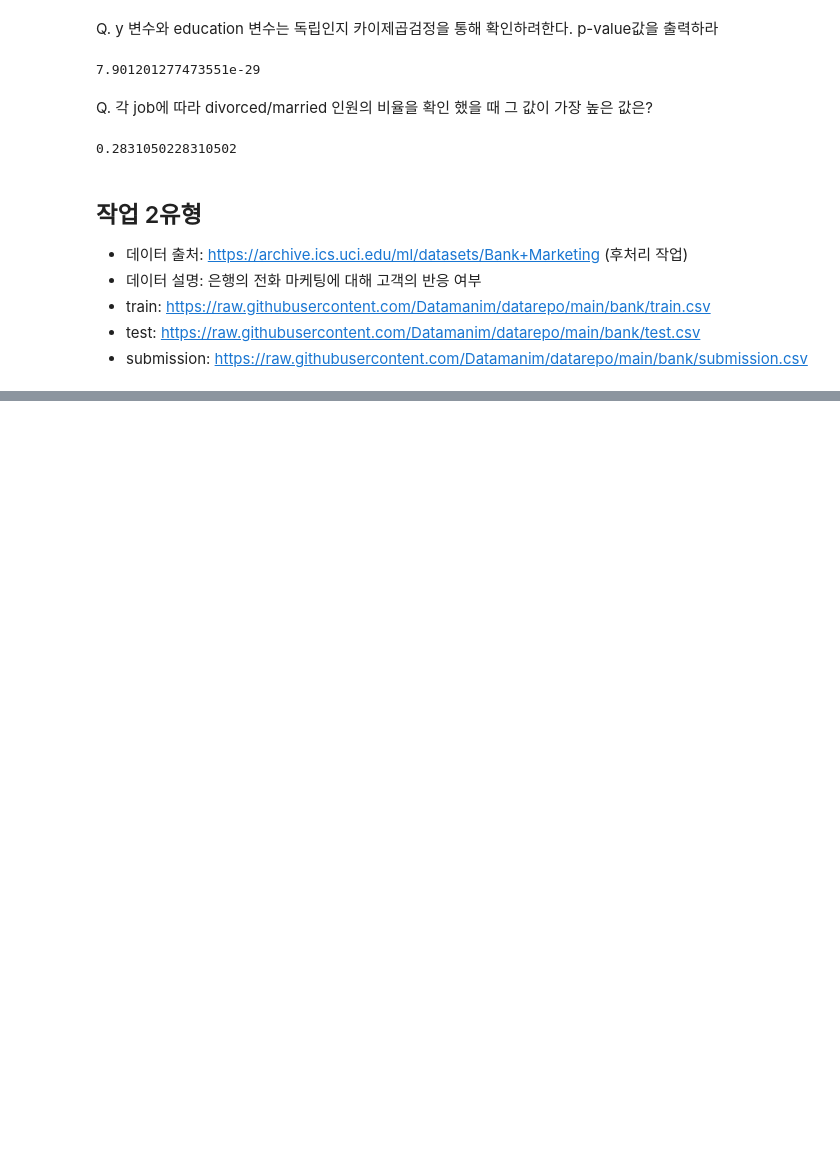
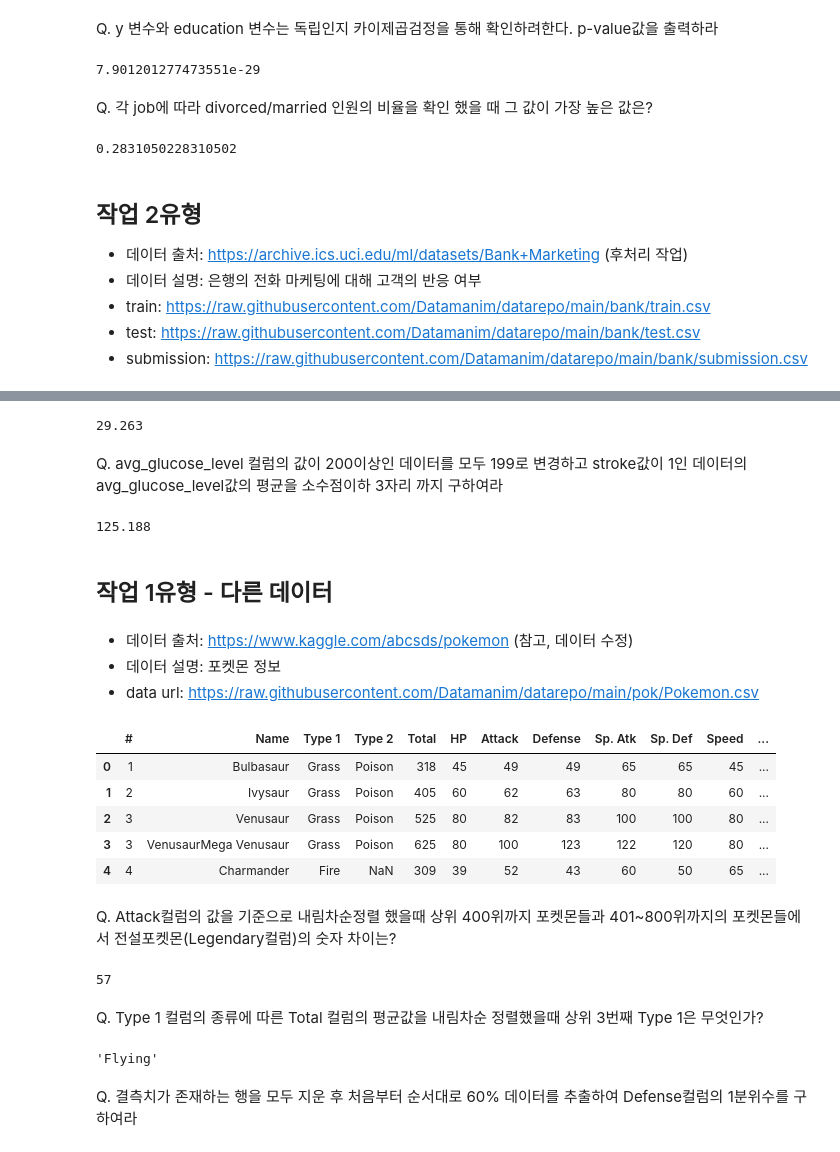
Before and after one commit to HyunJW/Pandas_practice, a Jupyter notebook: 빅분기실기연습/모의고사.ipynb, the cells around one changed output, grey strips where cells are left out. Cells and saved outputs as stored; diff of their text form; code cells hidden in the pictures; blank space fills up the shorter version.

```diff
--- a/빅분기실기연습/모의고사.ipynb
+++ b/빅분기실기연습/모의고사.ipynb
@@ -123,0 +188,50 @@ display(submission.head())
+# %%
+target = df[['age', 'bmi']].copy()
+target['age'] = target['age'] // 10 * 10
+mean = target.groupby('age')['bmi'].mean()
+dic = {x: y for x, y in mean.items()}
+
+target.loc[target['bmi'].isnull(), 'bmi'] = target[target['bmi'].isnull()]['age'].map(lambda x: dic[x])
+round(target['bmi'].mean(), 3)
+# %% [output]
+29.263
+# %% [markdown]
+Q. avg_glucose_level 컬럼의 값이 200이상인 데이터를 모두 199로 변경하고 stroke값이 1인 데이터의 avg_glucose_level값의 평균을 소수점이하 3자리 까지 구하여라
+# %%
+df.loc[df['avg_glucose_level'] >= 200, 'avg_glucose_level'] = 199
+round(df[df['stroke'] == 1]['avg_glucose_level'].mean(), 3)
+# %% [output]
+125.188
+# %% [markdown]
+## 작업 1유형 - 다른 데이터
+# %% [markdown]
+- 데이터 출처: https://www.kaggle.com/abcsds/pokemon (참고, 데이터 수정)
+- 데이터 설명: 포켓몬 정보
+- data url: https://raw.githubusercontent.com/Datamanim/datarepo/main/pok/Pokemon.csv
+# %%
+import pandas as pd
+df = pd.read_csv('https://raw.githubusercontent.com/Datamanim/datarepo/main/pok/Pokemon.csv')
+df.head()
+# %% [output]
+|  | # | Name | Type 1 | Type 2 | Total | HP | Attack | Defense | Sp. Atk | Sp. Def | Speed | ... |
+| 0 | 1 | Bulbasaur | Grass | Poison | 318 | 45 | 49 | 49 | 65 | 65 | 45 | ... |
+| 1 | 2 | Ivysaur | Grass | Poison | 405 | 60 | 62 | 63 | 80 | 80 | 60 | ... |
+| 2 | 3 | Venusaur | Grass | Poison | 525 | 80 | 82 | 83 | 100 | 100 | 80 | ... |
+| 3 | 3 | VenusaurMega Venusaur | Grass | Poison | 625 | 80 | 100 | 123 | 122 | 120 | 80 | ... |
+| 4 | 4 | Charmander | Fire | NaN | 309 | 39 | 52 | 43 | 60 | 50 | 65 | ... |
+# %% [markdown]
+Q. Attack컬럼의 값을 기준으로 내림차순정렬 했을때 상위 400위까지 포켓몬들과 401~800위까지의 포켓몬들에서 전설포켓몬(Legendary컬럼)의 숫자 차이는?
+# %%
+top400 = df.sort_values('Attack', ascending=False).head(400)
+top800 = df.sort_values('Attack', ascending=False).tail(400)
+top400.value_counts('Legendary').values[1] - top800.value_counts('Legendary').values[1]
+# %% [output]
+57
+# %% [markdown]
+Q. Type 1 컬럼의 종류에 따른 Total 컬럼의 평균값을 내림차순 정렬했을때 상위 3번째 Type 1은 무엇인가?
+# %%
+df.groupby('Type 1')['Total'].mean().sort_values(ascending=False).index[2]
+# %% [output]
+'Flying'
+# %% [markdown]
+Q. 결측치가 존재하는 행을 모두 지운 후 처음부터 순서대로 60% 데이터를 추출하여 Defense컬럼의 1분위수를 구하여라
```
Also changed, not shown: parts of 45 cells of this notebook.
